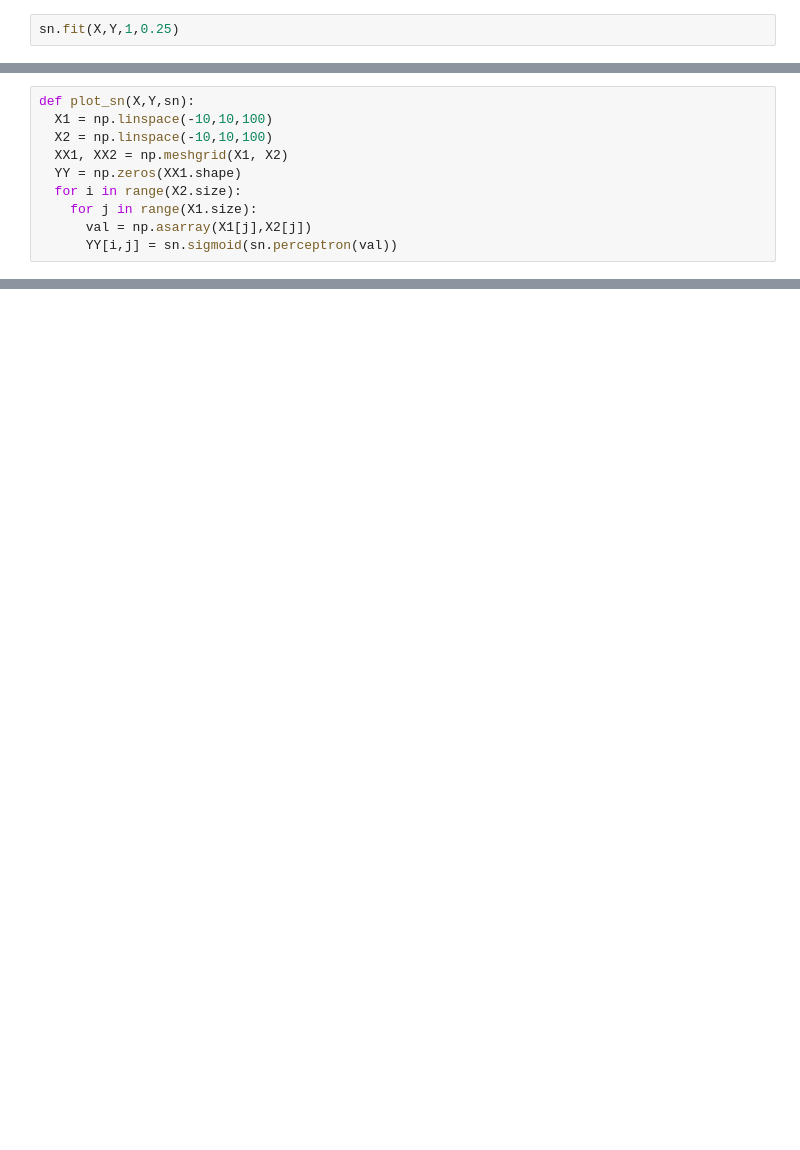
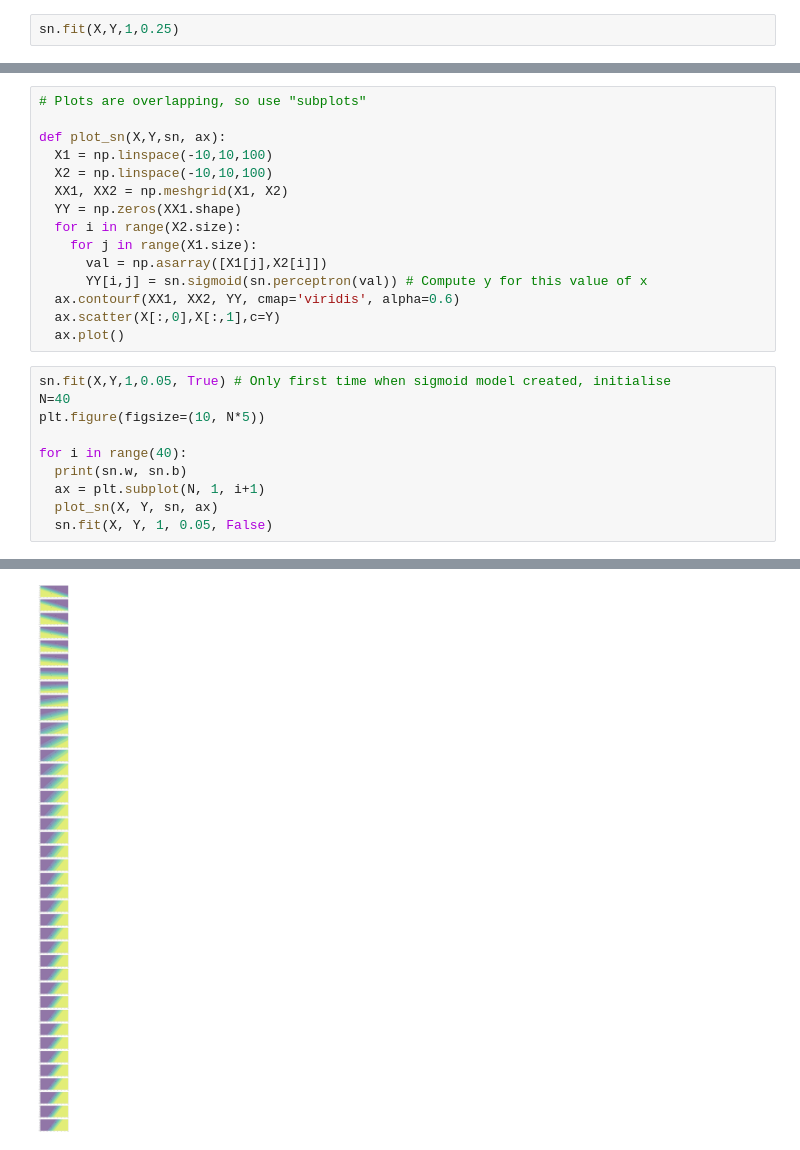
Before and after one commit to sonamkshenoy/Deep-Learning-Models, a Jupyter notebook: Sigmoid_Neuron.ipynb, the cells around one changed output, grey strips where cells are left out. Saved outputs shown, nothing was run; the diff lists cells and outputs as text; blank space fills up the shorter version.

```diff
--- a/Sigmoid_Neuron.ipynb
+++ b/Sigmoid_Neuron.ipynb
@@ -154,10 +212,26 @@ sn.fit(X,Y,1,0.25)
 # %%
-def plot_sn(X,Y,sn):
+# Plots are overlapping, so use "subplots"
+
+def plot_sn(X,Y,sn, ax):
   X1 = np.linspace(-10,10,100)
   X2 = np.linspace(-10,10,100)
   XX1, XX2 = np.meshgrid(X1, X2)
   YY = np.zeros(XX1.shape)
   for i in range(X2.size):
     for j in range(X1.size):
-      val = np.asarray(X1[j],X2[j])
-      YY[i,j] = sn.sigmoid(sn.perceptron(val))
+      val = np.asarray([X1[j],X2[i]])
+      YY[i,j] = sn.sigmoid(sn.perceptron(val)) # Compute y for this value of x
+  ax.contourf(XX1, XX2, YY, cmap='viridis', alpha=0.6)
+  ax.scatter(X[:,0],X[:,1],c=Y)
+  ax.plot()
+# %%
+sn.fit(X,Y,1,0.05, True) # Only first time when sigmoid model created, initialise
+N=40
+plt.figure(figsize=(10, N*5))
+
+for i in range(40):
+  print(sn.w, sn.b)
+  ax = plt.subplot(N, 1, i+1)
+  plot_sn(X, Y, sn, ax)
+  sn.fit(X, Y, 1, 0.05, False)
+# %% [output]
@@ -163,0 +255 @@ def plot_sn(X,Y,sn):
+[figure, added]
```
Also changed, not shown: parts of 12 cells of this notebook.
